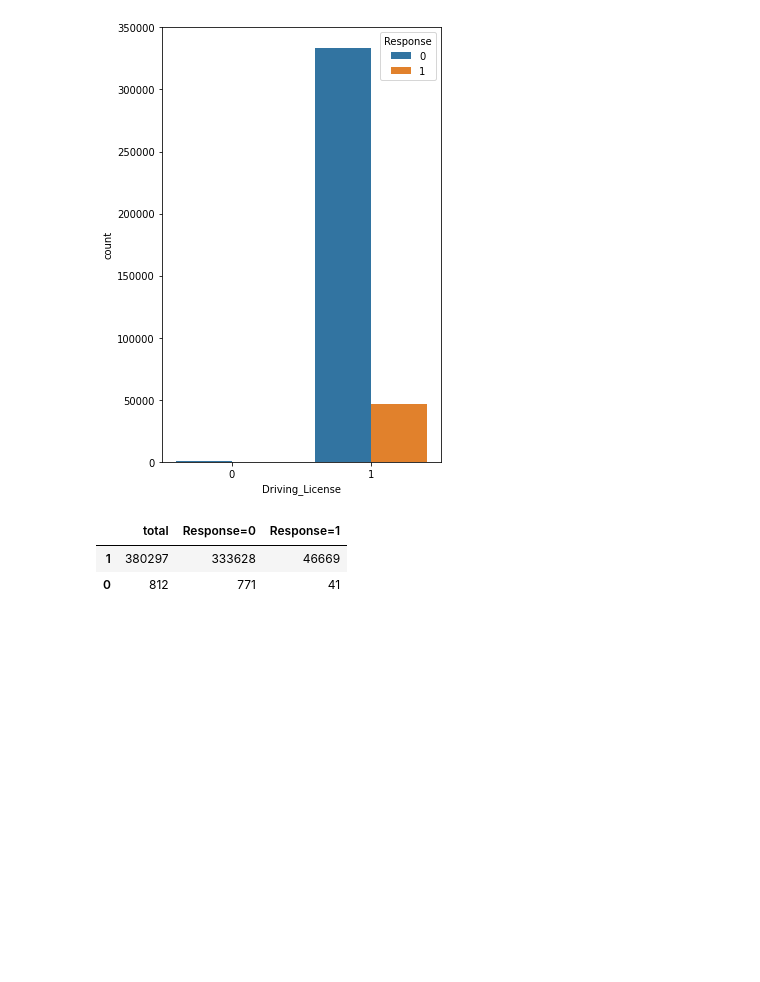
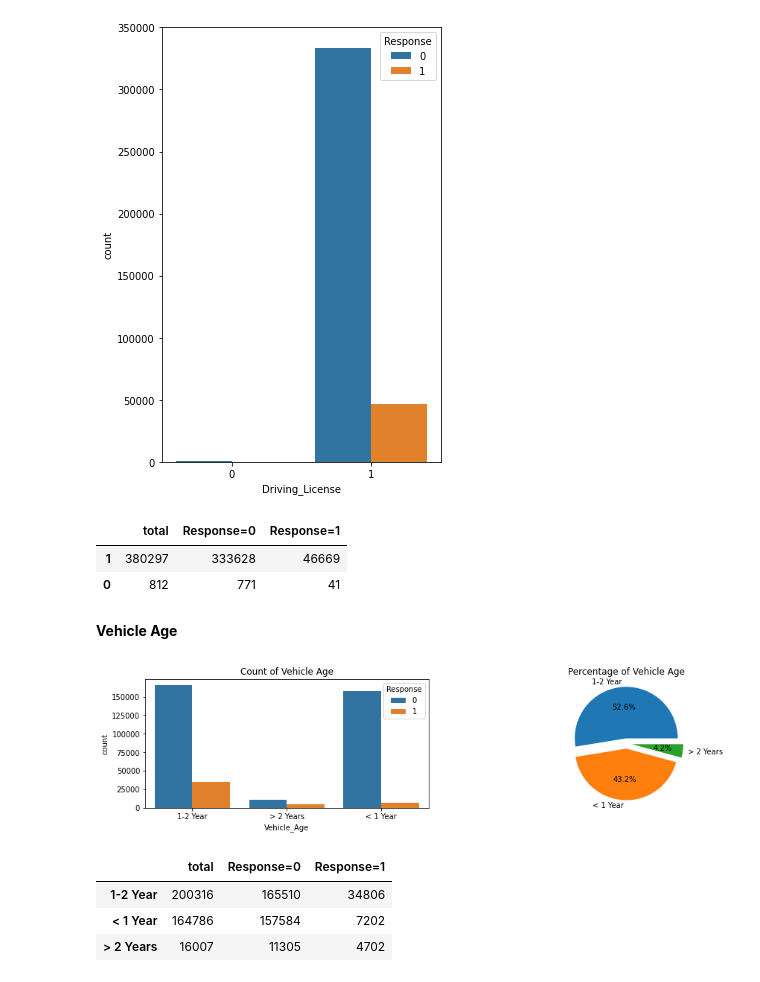
Before and after one commit to deepakpracheta/Health-Insurance-Cross-Sell-Prediction, a Jupyter notebook: HEALTH_INSURANCE_CROSS_SELL_PREDICTION.ipynb, the cells around one changed output. Cells and saved outputs as stored; diff of their text form; code cells hidden in the pictures; blank space fills up the shorter version.

```diff
--- a/HEALTH_INSURANCE_CROSS_SELL_PREDICTION.ipynb
+++ b/HEALTH_INSURANCE_CROSS_SELL_PREDICTION.ipynb
@@ -326,3 +353,28 @@ y
 |  | total | Response=0 | Response=1 |
 | 1 | 380297 | 333628 | 46669 |
 | 0 | 812 | 771 | 41 |
+# %% [markdown]
+**Vehicle Age**
+# %%
+plt.figure(figsize=(15,7))
+
+plt.subplot(221)
+plt.title('Count of Vehicle Age')
+sns.countplot(df['Vehicle_Age'], hue=df['Response'],order=['1-2 Year', '> 2 Years', '< 1 Year'])
+
+plt.subplot(222)
+plt.pie(df['Vehicle_Age'].value_counts(), explode=[0.1, 0.1, 0.1] ,autopct='%.1f%%',labels=['1-2 Year', '< 1 Year', '> 2 Years'], labeldistance=1.1)
+plt.title('Percentage of Vehicle Age')
+plt.show()
+# %% [output]
+[figure, added]
+# %%
+x3 = pd.DataFrame({'total': df['Vehicle_Age'].value_counts(),
+              'Response=0':df.loc[df['Response'] == 0, 'Vehicle_Age'].value_counts(),
+              'Response=1':df.loc[df['Response'] == 1, 'Vehicle_Age'].value_counts()})
+x3
+# %% [output]
+|  | total | Response=0 | Response=1 |
+| 1-2 Year | 200316 | 165510 | 34806 |
+| < 1 Year | 164786 | 157584 | 7202 |
+| > 2 Years | 16007 | 11305 | 4702 |
```
Also changed, not shown: parts of 34 cells of this notebook.
